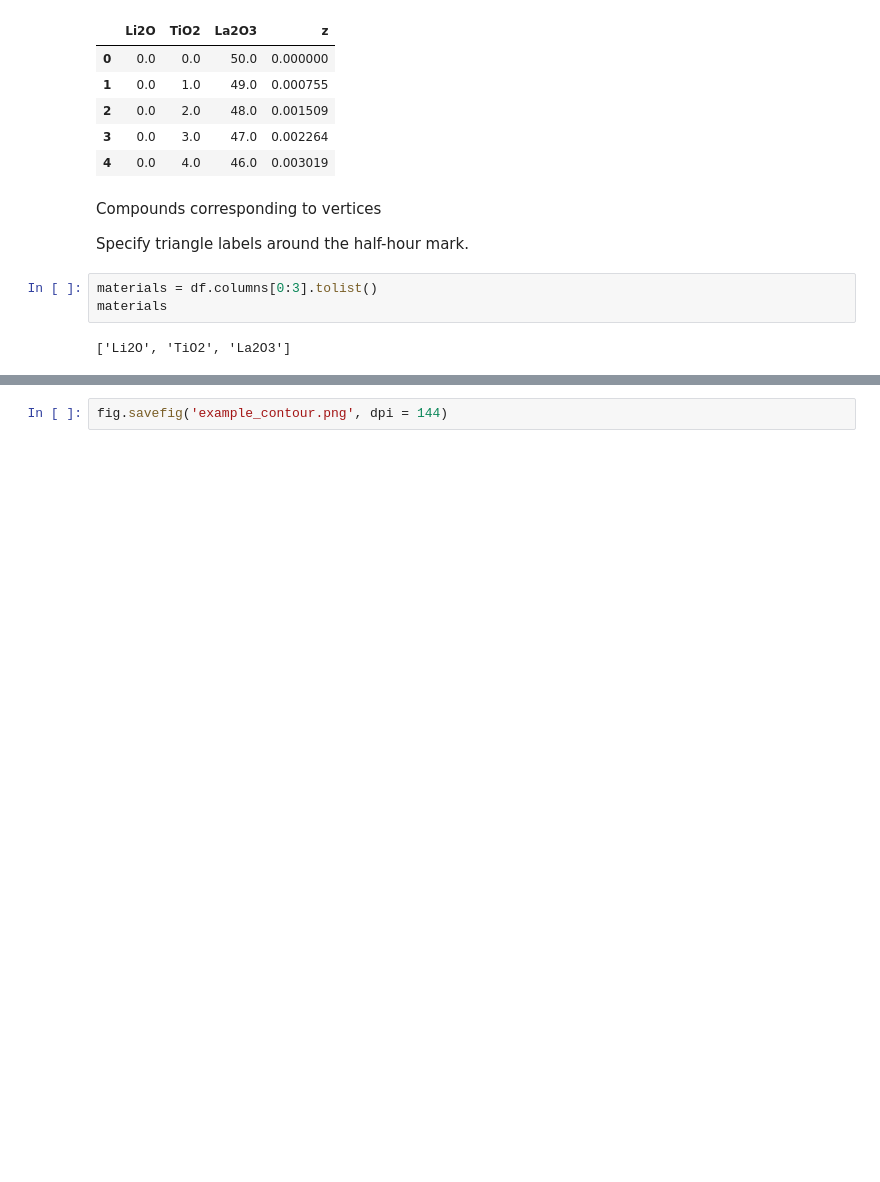
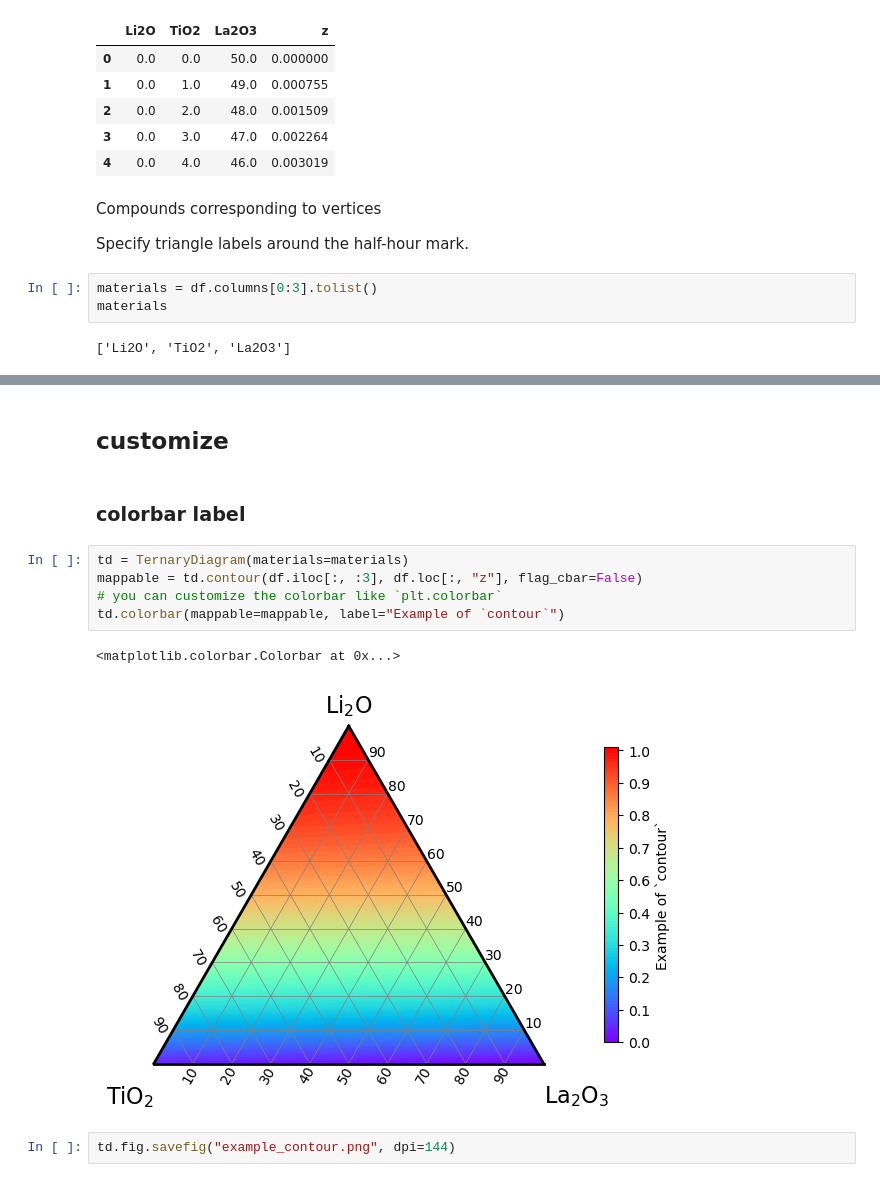
Before and after one commit to yu9824/ternary_diagram, a Jupyter notebook: example/contour/example_contour.ipynb, the cells around one changed output, grey strips where cells are left out. Saved outputs shown, nothing was run; the diff lists cells and outputs as text; blank space fills up the shorter version.

```diff
--- a/example/contour/example_contour.ipynb
+++ b/example/contour/example_contour.ipynb
@@ -31,2 +37,14 @@ td.contour(df[materials], z = df['z'], z_min = 0, z_max = 1, bar_label = 'exampl
+# %% [markdown]
+## customize
+# %% [markdown]
+### colorbar label
+# %%
+td = TernaryDiagram(materials=materials)
+mappable = td.contour(df.iloc[:, :3], df.loc[:, "z"], flag_cbar=False)
+# you can customize the colorbar like `plt.colorbar`
+td.colorbar(mappable=mappable, label="Example of `contour`")
+# %% [output]
+<matplotlib.colorbar.Colorbar at 0x...>
+[figure, added]
 # %%
-fig.savefig('example_contour.png', dpi = 144)
+td.fig.savefig("example_contour.png", dpi=144)
```
Also changed, not shown: parts of 6 cells of this notebook, 9 other files.
